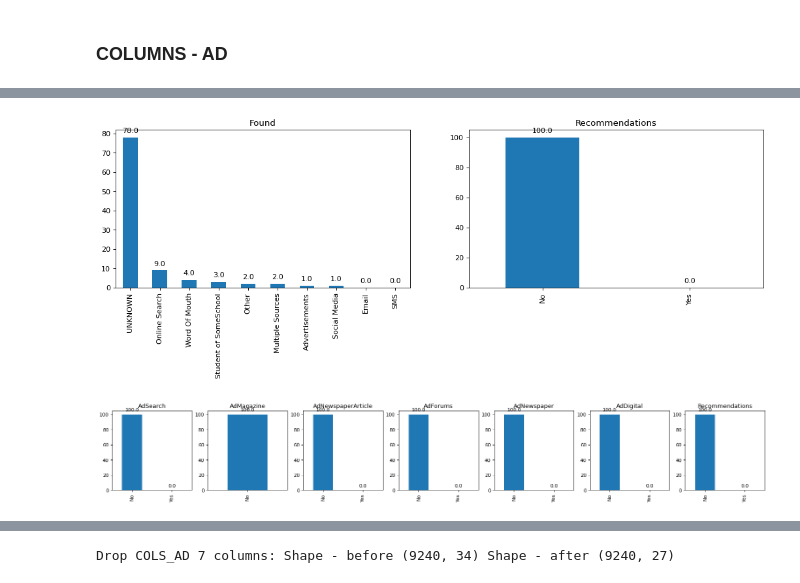
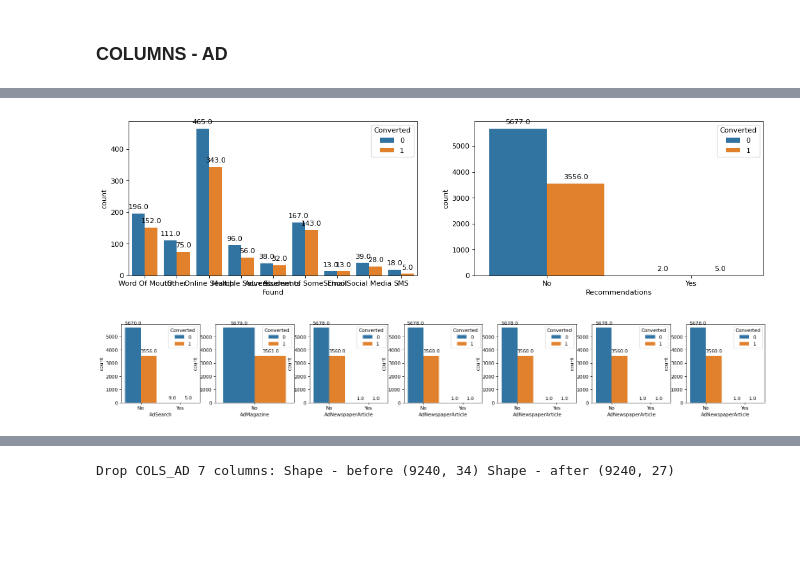
Before and after one commit to sreedevigattu/leadscoring, a Jupyter notebook: LeadScoring.ipynb, the cells around one changed output, grey strips where cells are left out. Cells and saved outputs as stored; diff of their text form; code cells hidden in the pictures; blank space fills up the shorter version.

```diff
--- a/LeadScoring.ipynb
+++ b/LeadScoring.ipynb
@@ -463,0 +597,7 @@ Reason    : object  : 2709, 29.3% :    4, 0.0% : ['nan', 'Better Career Prospect
+# %%
+# Check the distribution of values in the columns
+plt.figure(figsize=(24, 6), dpi=80)
+
+ax = plt.subplot(1, 3, 1); valueCounts(df, 'Occupation',ax)
+ax = plt.subplot(1, 3, 2); valueCounts(df, 'Specialization', ax)
+ax = plt.subplot(1, 3, 3); valueCounts(df, 'Reason', ax)
@@ -464,6 +624,6 @@ Reason    : object  : 2709, 29.3% :    4, 0.0% : ['nan', 'Better Career Prospect
 # %%
 plt.figure(figsize=(24, 6), dpi=80)
-ax = plt.subplot(1, 3, 1); utils.valueCounts(df, 'Occupation',ax)
-ax = plt.subplot(1, 3, 2); utils.valueCounts(df, 'Specialization', ax)
-ax = plt.subplot(1, 3, 3); utils.valueCounts(df, 'Reason', ax)
+ax = plt.subplot(1, 3, 1); countplot(df, "Occupation", ax)
+ax = plt.subplot(1, 3, 2); valueCounts(df, 'Specialization', ax)
+ax = plt.subplot(1, 3, 3); countplot(df, "Reason", ax)
 # %% [output]
@@ -471,9 +630,0 @@ ax = plt.subplot(1, 3, 3); utils.valueCounts(df, 'Reason', ax)
-# %%
-for col in COLS_PROF:
-    df[col].replace('Select','UNKNOWN', inplace=True)
-    df[col] = df[col].fillna('UNKNOWN')
-
-# Group to less freuqnetly occurring values as OTHERS
-#df['Occupation'] = df['Occupation'].apply(lambda x: x if x in ['Unemployed', 'Working Professional', 'UNKNOWN'] else 'OTHERS')
-#df['Specialization'] = df['Specialization'].apply(lambda x: x if x in ['Finance Management', 'Human Resource Management', 'Marketing Management', 'UNKNOWN'] else 'OTHERS')
-df['Reason'] = df['Reason'].apply(lambda x: x if x in ['Better Career Prospects', 'UNKNOWN'] else 'OTHERS')
@@ -486,5 +630,0 @@ Reason    : object  :    0, 0.0% :    3, 0.0% : ['Better Career Prospects', 'OTH
-# %%
-plt.figure(figsize=(24, 6), dpi=80)
-ax = plt.subplot(1, 3, 1); utils.valueCounts(df, 'Occupation',ax)
-ax = plt.subplot(1, 3, 2); utils.valueCounts(df, 'Specialization', ax)
-ax = plt.subplot(1, 3, 3); utils.valueCounts(df, 'Reason', ax)
@@ -518,18 +669,20 @@ Recommendations: object  :    0, 0.0% :    2, 0.0% : ['No', 'Yes']
 # %%
+# Check the distribution of values in the columns
 plt.figure(figsize=(16, 4), dpi=80)
 
-ax = plt.subplot(1, 2, 1); utils.valueCounts(df, 'Found',ax)
-ax = plt.subplot(1, 2, 2); utils.valueCounts(df, 'Recommendations',ax)
+ax = plt.subplot(1, 2, 1); countplot(df, "Found", ax)
+ax = plt.subplot(1, 2, 2); countplot(df, "Recommendations", ax)
 # %% [output]
-[figure, old version]
+[figure, new version]
 # %%
+# Check the distribution of values in the columns
 plt.figure(figsize=(24, 3), dpi=80)
-ax = plt.subplot(1, 7, 1); utils.valueCounts(df, 'AdSearch',ax)
-ax = plt.subplot(1, 7, 2); utils.valueCounts(df, 'AdMagazine', ax)
-ax = plt.subplot(1, 7, 3); utils.valueCounts(df, 'AdNewspaperArticle', ax)
-ax = plt.subplot(1, 7, 4); utils.valueCounts(df, 'AdForums', ax)
-ax = plt.subplot(1, 7, 5); utils.valueCounts(df, 'AdNewspaper', ax)
-ax = plt.subplot(1, 7, 6); utils.valueCounts(df, 'AdDigital', ax)
-ax = plt.subplot(1, 7, 7); utils.valueCounts(df, 'Recommendations', ax)
+ax = plt.subplot(1, 7, 1); countplot(df, "AdSearch", ax)
+ax = plt.subplot(1, 7, 2); countplot(df, "AdMagazine", ax)
+ax = plt.subplot(1, 7, 3); countplot(df, "AdNewspaperArticle", ax)
+ax = plt.subplot(1, 7, 4); countplot(df, "AdNewspaperArticle", ax)
+ax = plt.subplot(1, 7, 5); countplot(df, "AdNewspaperArticle", ax)
+ax = plt.subplot(1, 7, 6); countplot(df, "AdNewspaperArticle", ax)
+ax = plt.subplot(1, 7, 7); countplot(df, "AdNewspaperArticle", ax)
 # %% [output]
-[figure, old version]
+[figure, new version]
```
Also changed, not shown: parts of 171 cells of this notebook.
